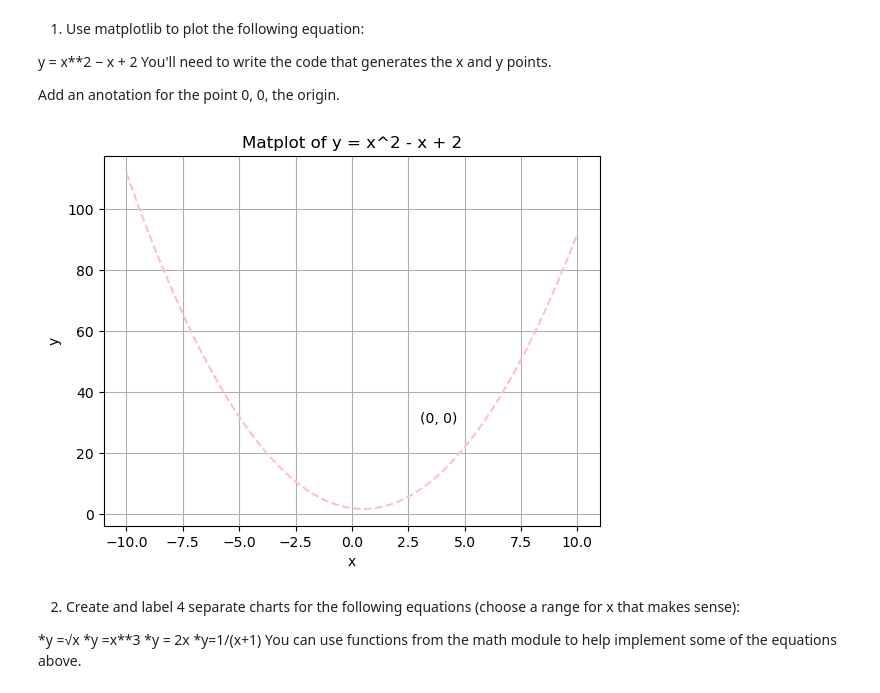
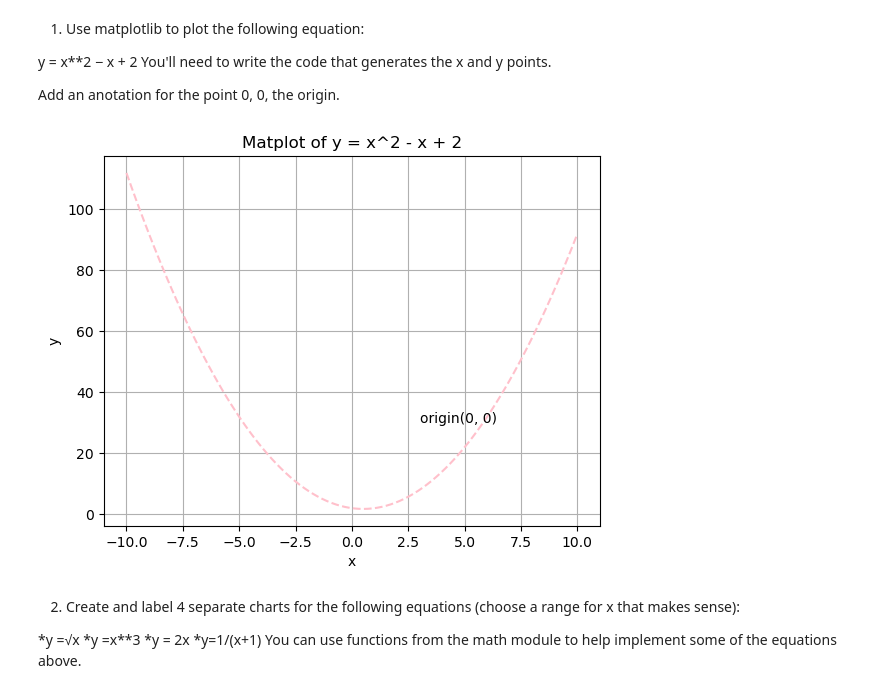
Before and after one commit to annie-carter/numpy-pandas-visualization-exercises, a Jupyter notebook: matplotlib_exercises.ipynb, the cells around one changed output. Cells and saved outputs as stored; diff of their text form; code cells hidden in the pictures.

```diff
--- a/matplotlib_exercises.ipynb
+++ b/matplotlib_exercises.ipynb
@@ -24,27 +24,29 @@ Add an anotation for the point 0, 0, the origin.
 # %%
 # Calculate y values based on the equation
 x = np.linspace(-10, 10, 100)
 y = x**2 - x + 2
 
 
 
 
 # Create the plot
 plt.plot(x, y, color= 'pink', ls='--')
 
 plt.xlabel('x')
 plt.ylabel('y')
 plt.title('Matplot of y = x^2 - x + 2')
 plt.grid(True)
 
 # Add annotation for the point (0, 0)
-plt.annotate('(0, 0)', xy=(0, 0), xytext=(3, 30))
+plt.annotate('origin(0, 0)', xy=(0, 0), xytext=(3, 30))
              #textcoords='offset points', arrowprops=dict(arrowstyle='->'))
 
 # Show the plot
 plt.show()
+
+#plt.savefigz('figure.png')
 # %% [output]
-[figure, old version]
+[figure, new version]
 # %% [markdown]
 2. Create and label 4 separate charts for the following equations (choose a range for x that makes sense):
 
```
Also changed, not shown: parts of 2 cells of this notebook.
